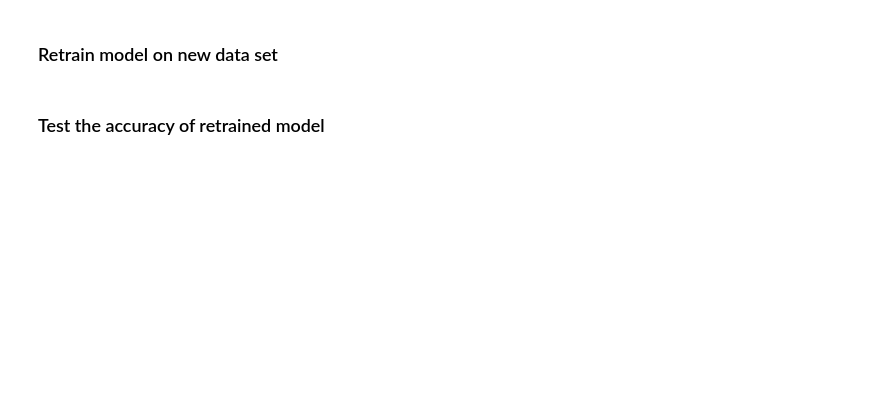
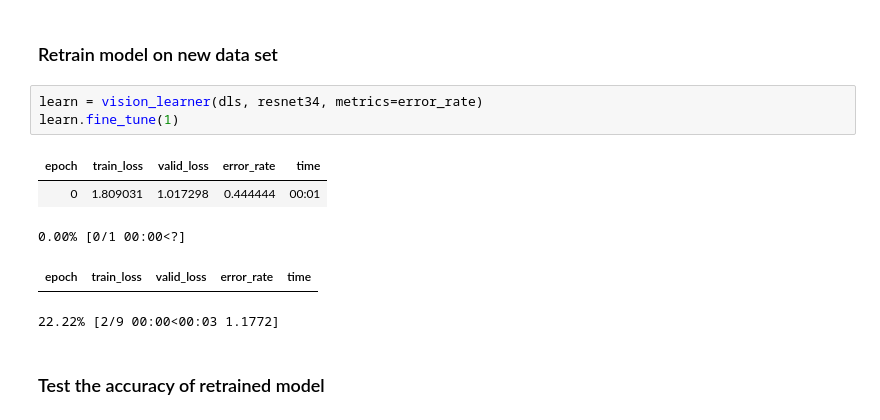
Before and after one commit to davay/data5100, a Jupyter notebook: classifier.ipynb, the cells around one changed output. Cells and saved outputs as stored; diff of their text form; blank space fills up the shorter version.

```diff
--- a/classifier.ipynb
+++ b/classifier.ipynb
@@ -57,4 +80,13 @@ img.to_thumb(192)
 # %% [markdown]
 ### Retrain model on new data set
+# %%
+learn = vision_learner(dls, resnet34, metrics=error_rate)
+learn.fine_tune(1)
+# %% [output]
+| epoch | train_loss | valid_loss | error_rate | time |
+| 0 | 1.809031 | 1.017298 | 0.444444 | 00:01 |
+0.00% [0/1 00:00<?]
+| epoch | train_loss | valid_loss | error_rate | time |
+22.22% [2/9 00:00<00:03 1.1772]
 # %% [markdown]
 ### Test the accuracy of retrained model
```
Also changed, not shown: parts of 9 cells of this notebook.
